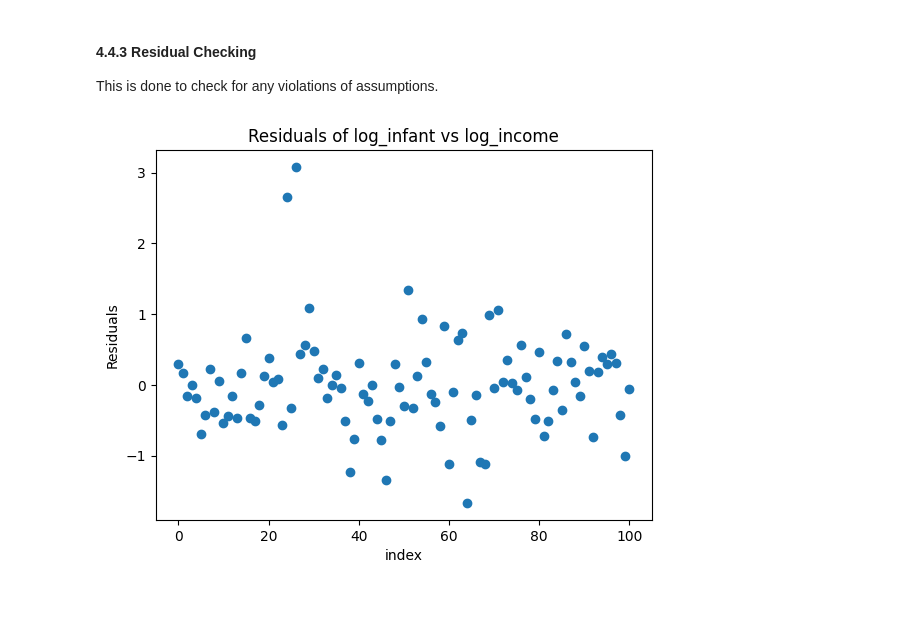
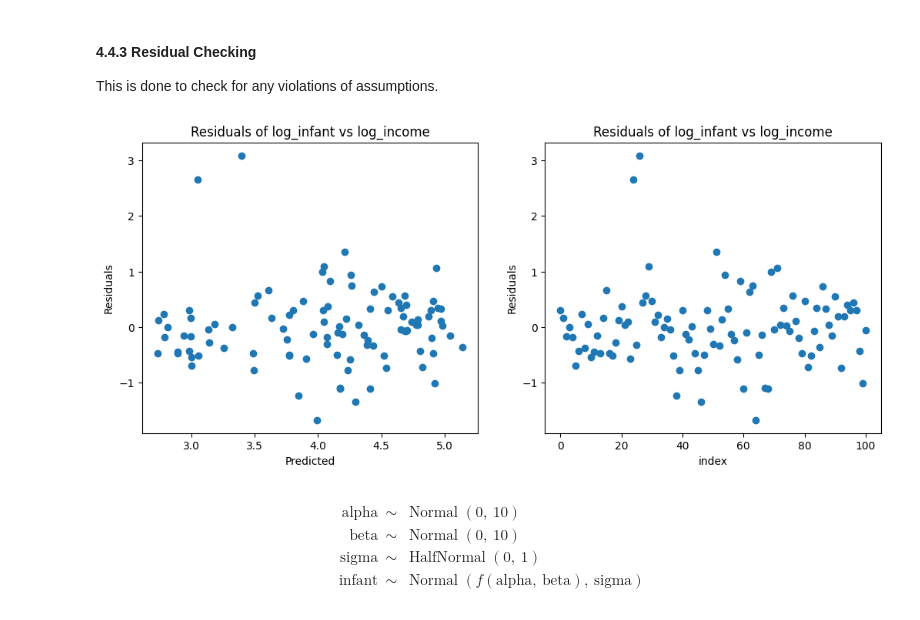
Before and after one commit to myckim1/Bayesian_Course, a Jupyter notebook: Bayesian.ipynb, the cells around one changed output. Cells and saved outputs as stored; diff of their text form; code cells hidden in the pictures.

```diff
--- a/Bayesian.ipynb
+++ b/Bayesian.ipynb
@@ -699,13 +699,29 @@ plt.show()
 #### 4.4.3 Residual Checking
 This is done to check for any violations of assumptions.
 # %%
-#Get the residuals
+#Get the residuals using the posterior means
 predicted = trace.posterior.alpha.mean().values + trace.posterior.beta.mean().values * leinhardt['log_income']
 residuals = leinhardt['log_infant'] - predicted
-plt.scatter(x=range(len(leinhardt)),y=residuals)
-plt.title("Residuals of log_infant vs log_income")
-plt.xlabel("index")
-plt.ylabel("Residuals")
+#Plot the predicted vs residuals on a second plot subplot (1,2)
+fig, axes = plt.subplots(1, 2, figsize=(12, 6))
+fig.subplots_adjust(left=0.1, right=0.9, bottom=0.25)
+
+axes[0].scatter(predicted, residuals)
+axes[1].scatter(x=range(len(leinhardt)),y=residuals)
+axes[0].set_title("Residuals of log_infant vs log_income")
+axes[1].set_title("Residuals of log_infant vs log_income")
+axes[0].set_xlabel("Predicted")
+axes[0].set_ylabel("Residuals")
+axes[1].set_xlabel("index")
+axes[1].set_ylabel("Residuals")
 plt.show()
 # %% [output]
-[figure, old version]
+[figure, new version]
+# %%
+model
+# %% [output]
+$$
+            \begin{array}{rcl}
+            \text{alpha} &\sim & \operatorname{Normal}(0,~10)\\\text{beta} &\sim & \operatorname{Normal}(0,~10)\\\text{sigma} &\sim & \operatorname{HalfNormal}(0,~1)\\\text{infant} &\sim & \operatorname{Normal}(f(\text{alpha},~\text{beta}),~\text{sigma})
+            \end{array}
+            $$
```
Also changed, not shown: parts of 1 cell of this notebook.
